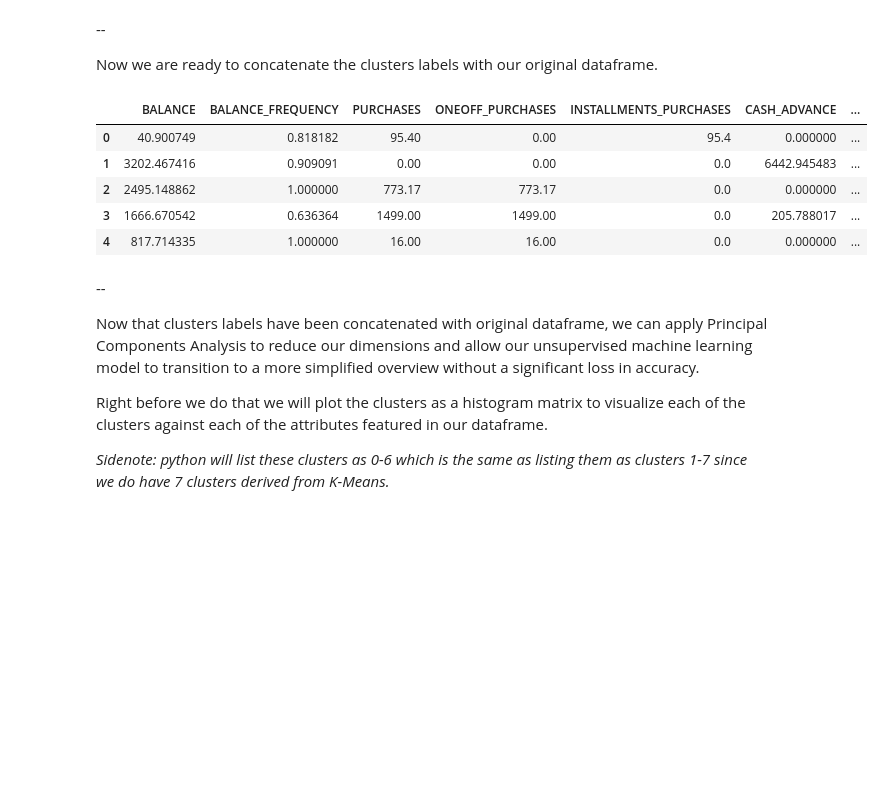
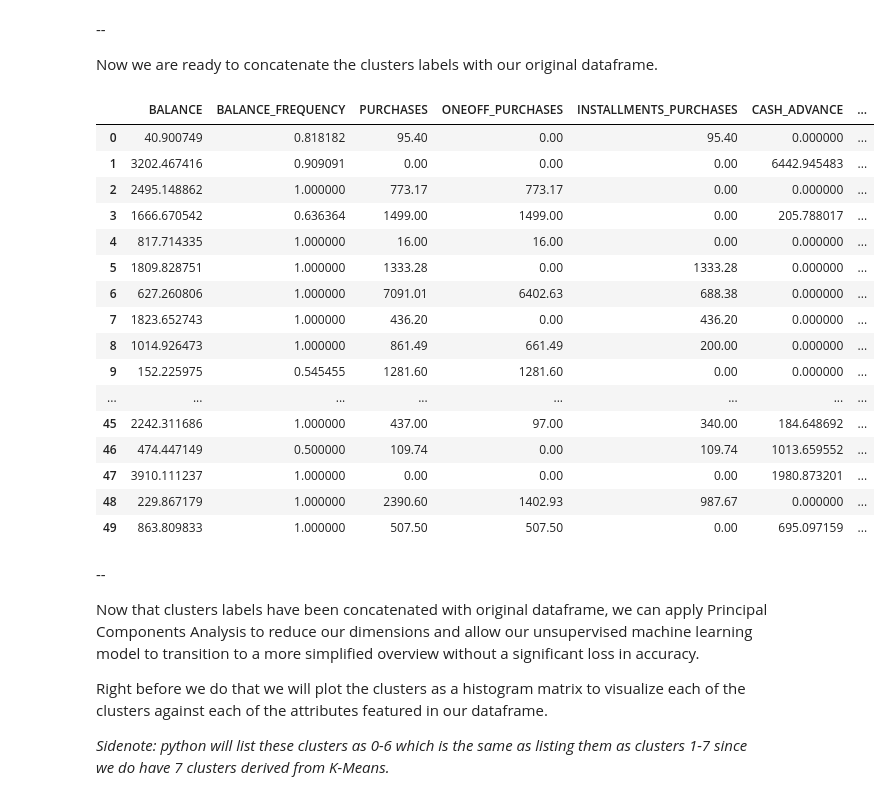
Before and after one commit to CSML1000-Winter2021-GroupA/credit-card-clustering, a Jupyter notebook: Credit_Card_Clustering_Report.ipynb, the cells around one changed output. Cells and saved outputs as stored; diff of their text form; code cells hidden in the pictures; blank space fills up the shorter version.

```diff
--- a/Credit_Card_Clustering_Report.ipynb
+++ b/Credit_Card_Clustering_Report.ipynb
@@ -446,14 +446,25 @@ cluster_centers
 Now we are ready to concatenate the clusters labels with our original dataframe.
 # %%
 df_cluster=pd.concat([df,pd.DataFrame({'CLUSTER':labels})], axis=1)
-df_cluster.head()
+df_cluster.head(50)
 # %% [output]
 |  | BALANCE | BALANCE_FREQUENCY | PURCHASES | ONEOFF_PURCHASES | INSTALLMENTS_PURCHASES | CASH_ADVANCE | ... |
-| 0 | 40.900749 | 0.818182 | 95.40 | 0.00 | 95.4 | 0.000000 | ... |
-| 1 | 3202.467416 | 0.909091 | 0.00 | 0.00 | 0.0 | 6442.945483 | ... |
-| 2 | 2495.148862 | 1.000000 | 773.17 | 773.17 | 0.0 | 0.000000 | ... |
-| 3 | 1666.670542 | 0.636364 | 1499.00 | 1499.00 | 0.0 | 205.788017 | ... |
-| 4 | 817.714335 | 1.000000 | 16.00 | 16.00 | 0.0 | 0.000000 | ... |
+| 0 | 40.900749 | 0.818182 | 95.40 | 0.00 | 95.40 | 0.000000 | ... |
+| 1 | 3202.467416 | 0.909091 | 0.00 | 0.00 | 0.00 | 6442.945483 | ... |
+| 2 | 2495.148862 | 1.000000 | 773.17 | 773.17 | 0.00 | 0.000000 | ... |
+| 3 | 1666.670542 | 0.636364 | 1499.00 | 1499.00 | 0.00 | 205.788017 | ... |
+| 4 | 817.714335 | 1.000000 | 16.00 | 16.00 | 0.00 | 0.000000 | ... |
+| 5 | 1809.828751 | 1.000000 | 1333.28 | 0.00 | 1333.28 | 0.000000 | ... |
+| 6 | 627.260806 | 1.000000 | 7091.01 | 6402.63 | 688.38 | 0.000000 | ... |
+| 7 | 1823.652743 | 1.000000 | 436.20 | 0.00 | 436.20 | 0.000000 | ... |
+| 8 | 1014.926473 | 1.000000 | 861.49 | 661.49 | 200.00 | 0.000000 | ... |
+| 9 | 152.225975 | 0.545455 | 1281.60 | 1281.60 | 0.00 | 0.000000 | ... |
+| ... | ... | ... | ... | ... | ... | ... | ... |
+| 45 | 2242.311686 | 1.000000 | 437.00 | 97.00 | 340.00 | 184.648692 | ... |
+| 46 | 474.447149 | 0.500000 | 109.74 | 0.00 | 109.74 | 1013.659552 | ... |
+| 47 | 3910.111237 | 1.000000 | 0.00 | 0.00 | 0.00 | 1980.873201 | ... |
+| 48 | 229.867179 | 1.000000 | 2390.60 | 1402.93 | 987.67 | 0.000000 | ... |
+| 49 | 863.809833 | 1.000000 | 507.50 | 507.50 | 0.00 | 695.097159 | ... |
 # %% [markdown]
 --
 
```
Also changed, not shown: parts of 33 cells of this notebook.
